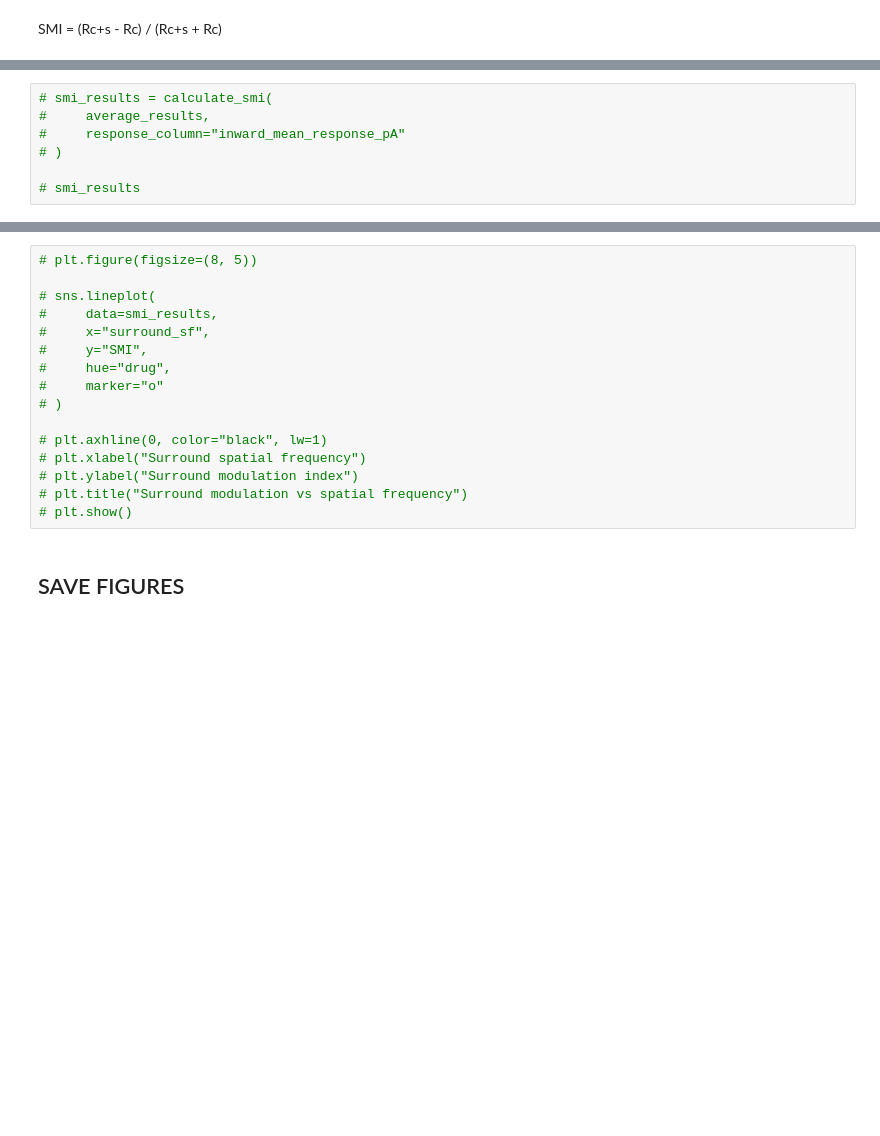
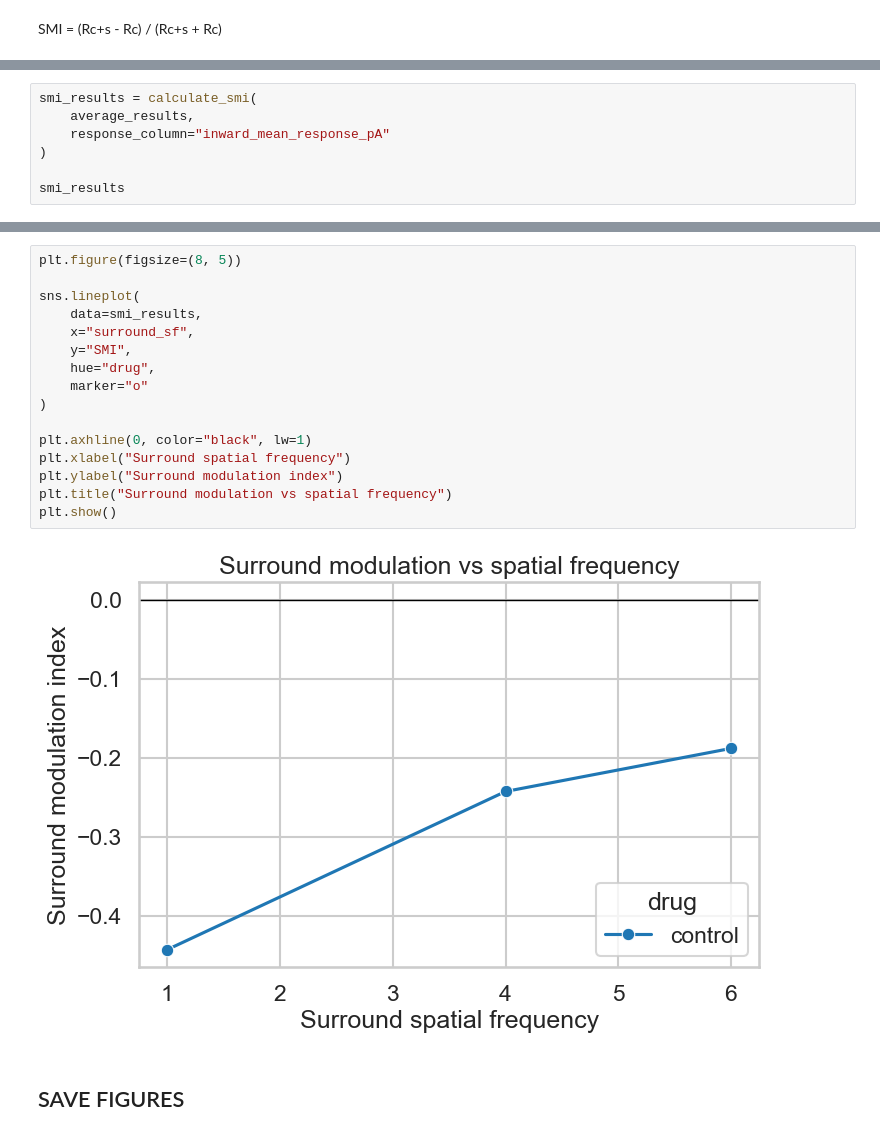
Before and after one commit to ahnekevanlankvelt/retina_electrophysiology_analysis, a Jupyter notebook: notebooks/retina_analysis-Cell1.ipynb, the cells around one changed output, grey strips where cells are left out. Saved outputs shown, nothing was run; the diff lists cells and outputs as text; blank space fills up the shorter version.

```diff
--- a/notebooks/retina_analysis-Cell1.ipynb
+++ b/notebooks/retina_analysis-Cell1.ipynb
@@ -988,7 +988,7 @@ SMI = (Rc+s - Rc) / (Rc+s + Rc)
 # %%
-# smi_results = calculate_smi(
-#     average_results,
-#     response_column="inward_mean_response_pA"
-# )
+smi_results = calculate_smi(
+    average_results,
+    response_column="inward_mean_response_pA"
+)
 
-# smi_results
+smi_results
@@ -995,19 +1001,21 @@ SMI = (Rc+s - Rc) / (Rc+s + Rc)
 # %%
-# plt.figure(figsize=(8, 5))
+plt.figure(figsize=(8, 5))
 
-# sns.lineplot(
-#     data=smi_results,
-#     x="surround_sf",
-#     y="SMI",
-#     hue="drug",
-#     marker="o"
-# )
+sns.lineplot(
+    data=smi_results,
+    x="surround_sf",
+    y="SMI",
+    hue="drug",
+    marker="o"
+)
 
-# plt.axhline(0, color="black", lw=1)
-# plt.xlabel("Surround spatial frequency")
-# plt.ylabel("Surround modulation index")
-# plt.title("Surround modulation vs spatial frequency")
-# plt.show()
+plt.axhline(0, color="black", lw=1)
+plt.xlabel("Surround spatial frequency")
+plt.ylabel("Surround modulation index")
+plt.title("Surround modulation vs spatial frequency")
+plt.show()
+# %% [output]
+[figure, added]
 # %% [markdown]
 ## SAVE FIGURES
 # %% [markdown]
```
Also changed, not shown: parts of 6 cells of this notebook, 8 other files.
